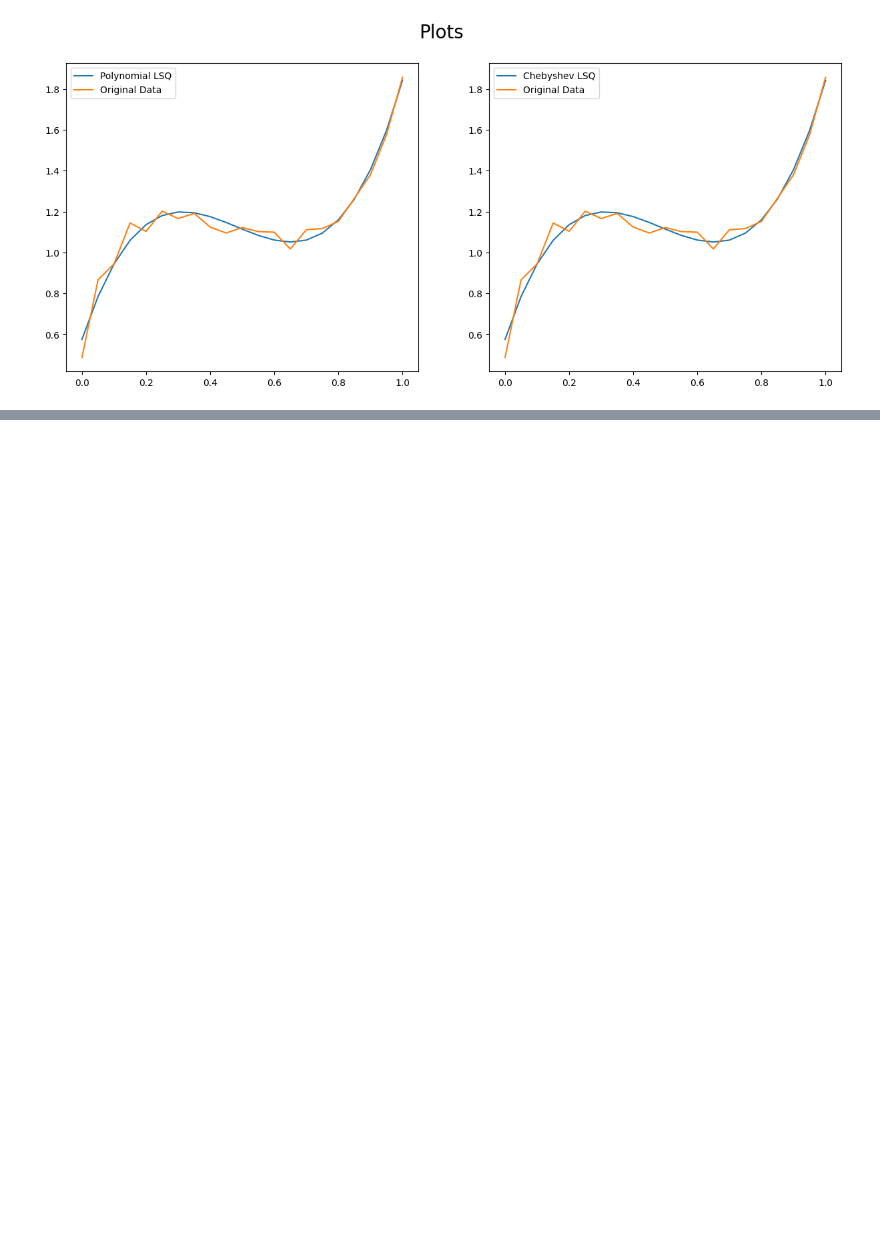
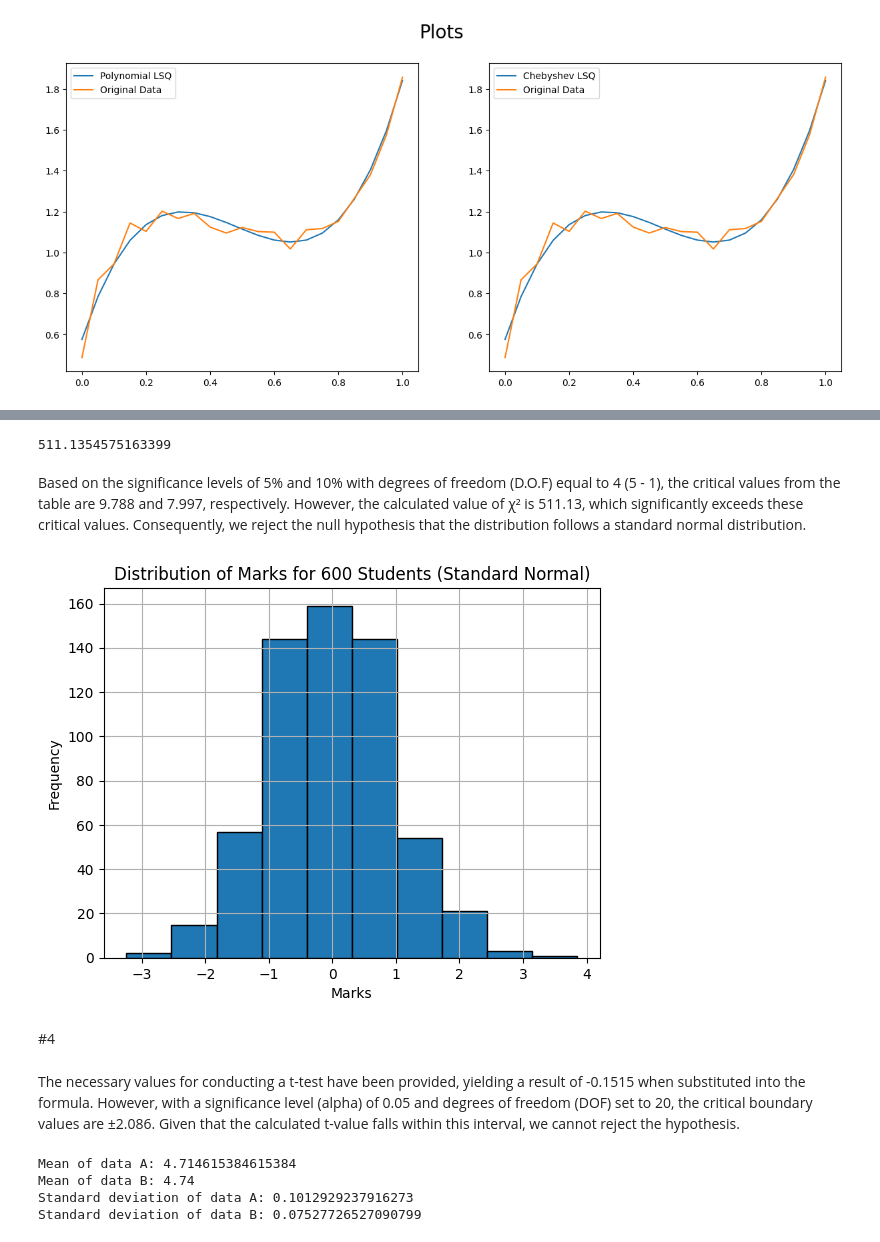
Before and after one commit to abhich2507/Numerical_Python, a Jupyter notebook: Assn3_P452_1911007.ipynb, the cells around one changed output, grey strips where cells are left out. Saved outputs shown, nothing was run; the diff lists cells and outputs as text; code cells hidden in the pictures; blank space fills up the shorter version.

```diff
--- a/Assn3_P452_1911007.ipynb
+++ b/Assn3_P452_1911007.ipynb
@@ -248,0 +297,71 @@ plt.show()
+# %%
+O_i=np.array([77,150,210,125,38])
+E_i=np.array([15,72,408,72,15])
+
+
+def chi_square(x,y):
+  z=(x-y)**2/y
+  A=np.sum(z)
+  return A
+print(chi_square(O_i,E_i))
+# %% [output]
+511.1354575163399
+# %% [markdown]
+Based on the significance levels of 5% and 10% with degrees of freedom (D.O.F) equal to 4 (5 - 1), the critical values from the table are 9.788 and 7.997, respectively. However, the calculated value of χ² is 511.13, which significantly exceeds these critical values. Consequently, we reject the null hypothesis that the distribution follows a standard normal distribution.
+# %%
+import numpy as np
+import matplotlib.pyplot as plt
+
+
+np.random.seed(42)
+
+
+num_students = 600
+marks = np.random.normal(loc=0, scale=1, size=num_students)
+
+
+plt.hist(marks, bins=10, edgecolor='black')
+plt.xlabel('Marks')
+plt.ylabel('Frequency')
+plt.title('Distribution of Marks for 600 Students (Standard Normal)')
+plt.grid(True)
+plt.show()
+# %% [output]
+[figure, added]
+# %% [markdown]
+#4
+# %% [markdown]
+The necessary values for conducting a t-test have been provided, yielding a result of -0.1515 when substituted into the formula. However, with a significance level (alpha) of 0.05 and degrees of freedom (DOF) set to 20, the critical boundary values are ±2.086. Given that the calculated t-value falls within this interval, we cannot reject the hypothesis.
+# %%
+import numpy as np
+
+# Define the arrays
+data_A = np.array([4.65, 4.84, 4.59, 4.75, 4.63, 4.75, 4.58, 4.82, 4.86, 4.6, 4.77, 4.65, 4.8])
+data_B = np.array([4.75, 4.79, 4.74, 4.74, 4.77, 4.58, 4.81])
+
+# Calculate means
+mean_A = np.mean(data_A)
+mean_B = np.mean(data_B)
+
+# Function to calculate sample variance
+def sample_variance(data):
+    n = len(data)
+    mean = sum(data) / n
+    variance = sum((x - mean) ** 2 for x in data) / (n - 1)
+    std_dev = np.sqrt(variance)
+    return std_dev
+
+# Calculate sample variances
+A_std_dev = sample_variance(data_A)
+B_std_dev = sample_variance(data_B)
+
+# Print results
+print("Mean of data A:", mean_A)
+print("Mean of data B:", mean_B)
+print("Standard deviation of data A:", A_std_dev)
+print("Standard deviation of data B:", B_std_dev)
+# %% [output]
+Mean of data A: 4.714615384615384
+Mean of data B: 4.74
+Standard deviation of data A: 0.1012929237916273
+Standard deviation of data B: 0.07527726527090799
```
Also changed, not shown: parts of 4 cells of this notebook.
